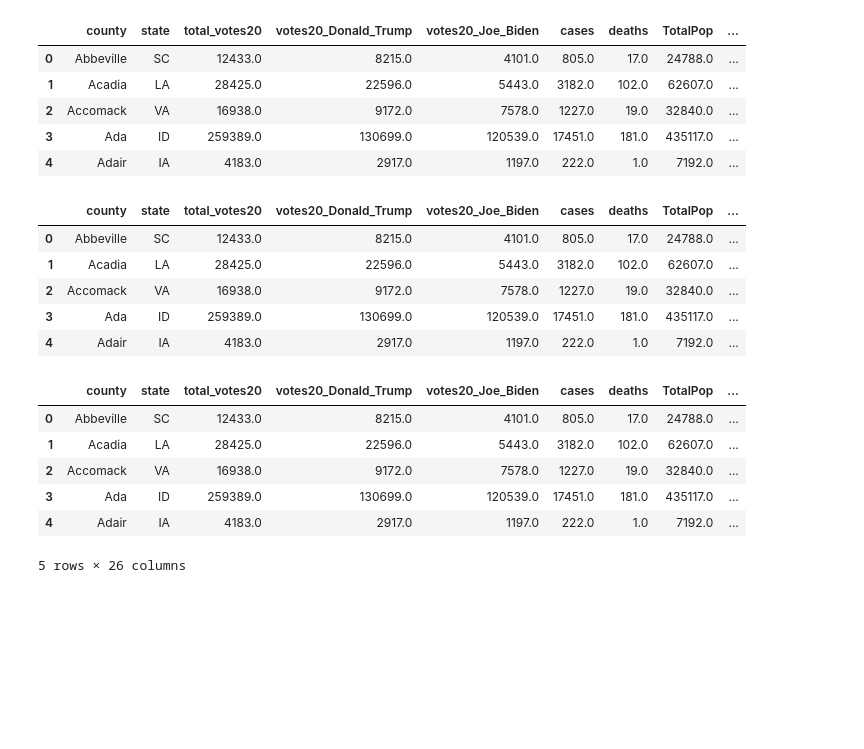
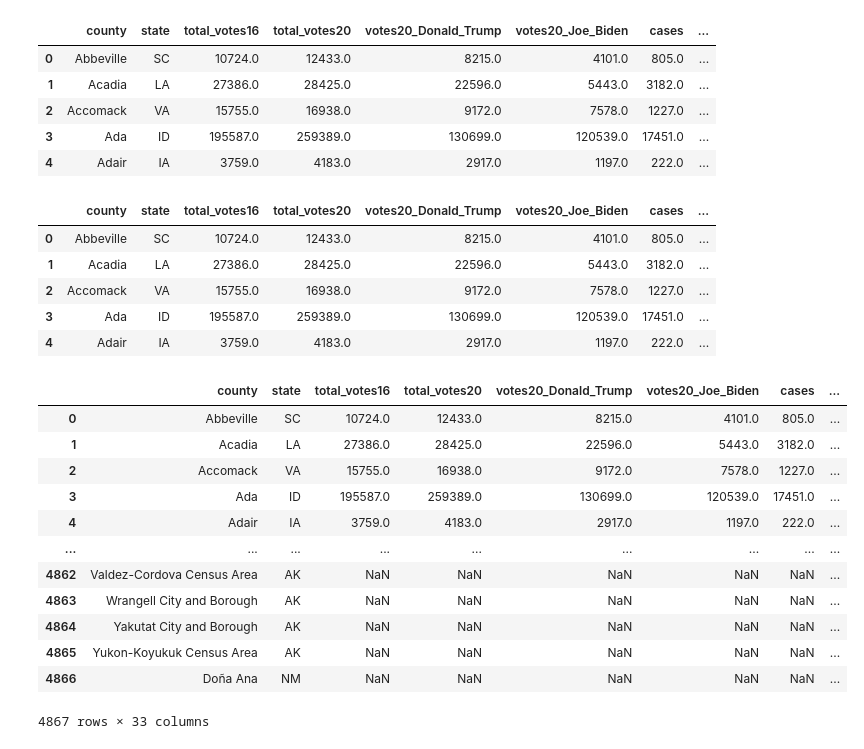
Before and after one commit to KGore12/The-2020-US-Presidential-Election-and-Covid-19, a Jupyter notebook: county_cleanup.ipynb, the cells around one changed output. Cells and saved outputs as stored; diff of their text form; code cells hidden in the pictures; blank space fills up the shorter version.

```diff
--- a/county_cleanup.ipynb
+++ b/county_cleanup.ipynb
@@ -15,47 +21,65 @@ county_df.head()
 # %%
-cleaner_df = county_df.drop(['percentage16_Donald_Trump', 'percentage16_Hillary_Clinton', 'total_votes16', 'votes16_Donald_Trump', 'votes16_Hillary_Clinton', 'percentage20_Donald_Trump', 'percentage20_Joe_Biden', 'Unemployment', 'FamilyWork', 'SelfEmployed', 'PublicWork', 'PrivateWork', 'Employed', 'MeanCommute', 'WorkAtHome', 'OtherTransp', 'Walk', 'Poverty', 'ChildPoverty', 'Professional', 'Service', 'Office', 'Construction', 'Production', 'Drive', 'Carpool', 'Transit', 'lat', 'long', 'IncomePerCapErr', 'IncomePerCap', 'Income', 'IncomeErr', 'Unnamed: 0'], axis=1)
+cleaner_df = county_df.drop(['percentage16_Donald_Trump', 'percentage16_Hillary_Clinton', 'votes16_Donald_Trump', 'votes16_Hillary_Clinton', 'percentage20_Donald_Trump', 'percentage20_Joe_Biden', 'Unemployment', 'FamilyWork', 'SelfEmployed', 'PublicWork', 'PrivateWork', 'Employed', 'MeanCommute', 'WorkAtHome', 'OtherTransp', 'Walk', 'Poverty', 'ChildPoverty', 'Professional', 'Service', 'Office', 'Construction', 'Production', 'Drive', 'Carpool', 'Transit', 'lat', 'long', 'IncomePerCapErr', 'IncomePerCap', 'Income', 'IncomeErr', 'Unnamed: 0'], axis=1)
 cleaner_df.head()
 # %% [output]
-|  | county | state | total_votes20 | votes20_Donald_Trump | votes20_Joe_Biden | cases | deaths | TotalPop | ... |
-| 0 | Abbeville | SC | 12433.0 | 8215.0 | 4101.0 | 805.0 | 17.0 | 24788.0 | ... |
-| 1 | Acadia | LA | 28425.0 | 22596.0 | 5443.0 | 3182.0 | 102.0 | 62607.0 | ... |
-| 2 | Accomack | VA | 16938.0 | 9172.0 | 7578.0 | 1227.0 | 19.0 | 32840.0 | ... |
-| 3 | Ada | ID | 259389.0 | 130699.0 | 120539.0 | 17451.0 | 181.0 | 435117.0 | ... |
-| 4 | Adair | IA | 4183.0 | 2917.0 | 1197.0 | 222.0 | 1.0 | 7192.0 | ... |
+|  | county | state | total_votes16 | total_votes20 | votes20_Donald_Trump | votes20_Joe_Biden | cases | ... |
+| 0 | Abbeville | SC | 10724.0 | 12433.0 | 8215.0 | 4101.0 | 805.0 | ... |
+| 1 | Acadia | LA | 27386.0 | 28425.0 | 22596.0 | 5443.0 | 3182.0 | ... |
+| 2 | Accomack | VA | 15755.0 | 16938.0 | 9172.0 | 7578.0 | 1227.0 | ... |
+| 3 | Ada | ID | 195587.0 | 259389.0 | 130699.0 | 120539.0 | 17451.0 | ... |
+| 4 | Adair | IA | 3759.0 | 4183.0 | 2917.0 | 1197.0 | 222.0 | ... |
 # %%
 cleaner_df["county_st"]= cleaner_df["county"]+ ","+ cleaner_df["state"]
 cleaner_df.head()
 # %% [output]
-|  | county | state | total_votes20 | votes20_Donald_Trump | votes20_Joe_Biden | cases | deaths | TotalPop | ... |
-| 0 | Abbeville | SC | 12433.0 | 8215.0 | 4101.0 | 805.0 | 17.0 | 24788.0 | ... |
-| 1 | Acadia | LA | 28425.0 | 22596.0 | 5443.0 | 3182.0 | 102.0 | 62607.0 | ... |
-| 2 | Accomack | VA | 16938.0 | 9172.0 | 7578.0 | 1227.0 | 19.0 | 32840.0 | ... |
-| 3 | Ada | ID | 259389.0 | 130699.0 | 120539.0 | 17451.0 | 181.0 | 435117.0 | ... |
-| 4 | Adair | IA | 4183.0 | 2917.0 | 1197.0 | 222.0 | 1.0 | 7192.0 | ... |
+|  | county | state | total_votes16 | total_votes20 | votes20_Donald_Trump | votes20_Joe_Biden | cases | ... |
+| 0 | Abbeville | SC | 10724.0 | 12433.0 | 8215.0 | 4101.0 | 805.0 | ... |
+| 1 | Acadia | LA | 27386.0 | 28425.0 | 22596.0 | 5443.0 | 3182.0 | ... |
+| 2 | Accomack | VA | 15755.0 | 16938.0 | 9172.0 | 7578.0 | 1227.0 | ... |
+| 3 | Ada | ID | 195587.0 | 259389.0 | 130699.0 | 120539.0 | 17451.0 | ... |
+| 4 | Adair | IA | 3759.0 | 4183.0 | 2917.0 | 1197.0 | 222.0 | ... |
+# %%
+cleaner_df['hispanic %'] = cleaner_df['Hispanic']/100
+
+cleaner_df['white %'] = cleaner_df['White']/100
+
+cleaner_df['black %'] = cleaner_df['Black']/100
+
+cleaner_df['native %'] = cleaner_df['Native']/100
+
+cleaner_df['asian %'] = cleaner_df['Asian']/100
+
+cleaner_df['pacific %'] = cleaner_df['Pacific']/100
 # %%
-cleaner_df['hispanic_pop'] = cleaner_df['TotalPop']/cleaner_df['Hispanic']
+cleaner_df['hispanic_pop'] = round(cleaner_df['TotalPop'] * cleaner_df['hispanic %'])
 
-cleaner_df['white_pop'] = cleaner_df['TotalPop']/cleaner_df['White']
+cleaner_df['white_pop'] = round(cleaner_df['TotalPop'] * cleaner_df['white %'])
 
-cleaner_df['black_pop'] = cleaner_df['TotalPop']/cleaner_df['Black']
+cleaner_df['black_pop'] = round(cleaner_df['TotalPop'] * cleaner_df['black %'])
 
-cleaner_df['native_pop'] = cleaner_df['TotalPop']/cleaner_df['Native']
+cleaner_df['native_pop'] = round(cleaner_df['TotalPop'] * cleaner_df['native %'])
 
-cleaner_df['asian_pop'] = cleaner_df['TotalPop']/cleaner_df['Asian']
+cleaner_df['asian_pop'] = round(cleaner_df['TotalPop'] * cleaner_df['asian %'])
 
-cleaner_df['pacific_pop'] = cleaner_df['TotalPop']/cleaner_df['Pacific']
+cleaner_df['pacific_pop'] = round(cleaner_df['TotalPop'] * cleaner_df['pacific %'])
 # %%
 #add columns to calculate cases and deaths per 100K
 cleaner_df["cases_per_100k"]= (cleaner_df["cases"]/cleaner_df["TotalPop"])*100000
 cleaner_df["deaths_per_100k"]= (cleaner_df["deaths"]/cleaner_df["TotalPop"])*100000
-cleaner_df.head()
+cleaner_df
 # %% [output]
-|  | county | state | total_votes20 | votes20_Donald_Trump | votes20_Joe_Biden | cases | deaths | TotalPop | ... |
-| 0 | Abbeville | SC | 12433.0 | 8215.0 | 4101.0 | 805.0 | 17.0 | 24788.0 | ... |
-| 1 | Acadia | LA | 28425.0 | 22596.0 | 5443.0 | 3182.0 | 102.0 | 62607.0 | ... |
-| 2 | Accomack | VA | 16938.0 | 9172.0 | 7578.0 | 1227.0 | 19.0 | 32840.0 | ... |
-| 3 | Ada | ID | 259389.0 | 130699.0 | 120539.0 | 17451.0 | 181.0 | 435117.0 | ... |
-| 4 | Adair | IA | 4183.0 | 2917.0 | 1197.0 | 222.0 | 1.0 | 7192.0 | ... |
+|  | county | state | total_votes16 | total_votes20 | votes20_Donald_Trump | votes20_Joe_Biden | cases | ... |
+| 0 | Abbeville | SC | 10724.0 | 12433.0 | 8215.0 | 4101.0 | 805.0 | ... |
+| 1 | Acadia | LA | 27386.0 | 28425.0 | 22596.0 | 5443.0 | 3182.0 | ... |
+| 2 | Accomack | VA | 15755.0 | 16938.0 | 9172.0 | 7578.0 | 1227.0 | ... |
+| 3 | Ada | ID | 195587.0 | 259389.0 | 130699.0 | 120539.0 | 17451.0 | ... |
+| 4 | Adair | IA | 3759.0 | 4183.0 | 2917.0 | 1197.0 | 222.0 | ... |
+| ... | ... | ... | ... | ... | ... | ... | ... | ... |
+| 4862 | Valdez-Cordova Census Area | AK | NaN | NaN | NaN | NaN | NaN | ... |
+| 4863 | Wrangell City and Borough | AK | NaN | NaN | NaN | NaN | NaN | ... |
+| 4864 | Yakutat City and Borough | AK | NaN | NaN | NaN | NaN | NaN | ... |
+| 4865 | Yukon-Koyukuk Census Area | AK | NaN | NaN | NaN | NaN | NaN | ... |
+| 4866 | Doña Ana | NM | NaN | NaN | NaN | NaN | NaN | ... |
-5 rows × 26 columns
+4867 rows × 33 columns
 # %%
 cleaner_df.columns = map(str.lower, cleaner_df.columns)
```
Also changed, not shown: parts of 4 cells of this notebook, 2 other files.
